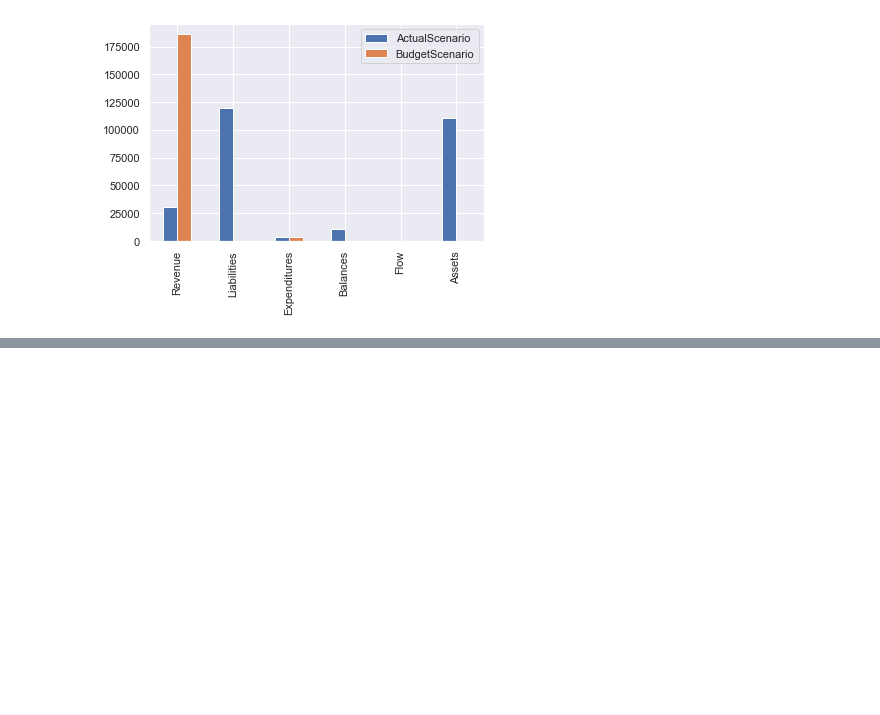
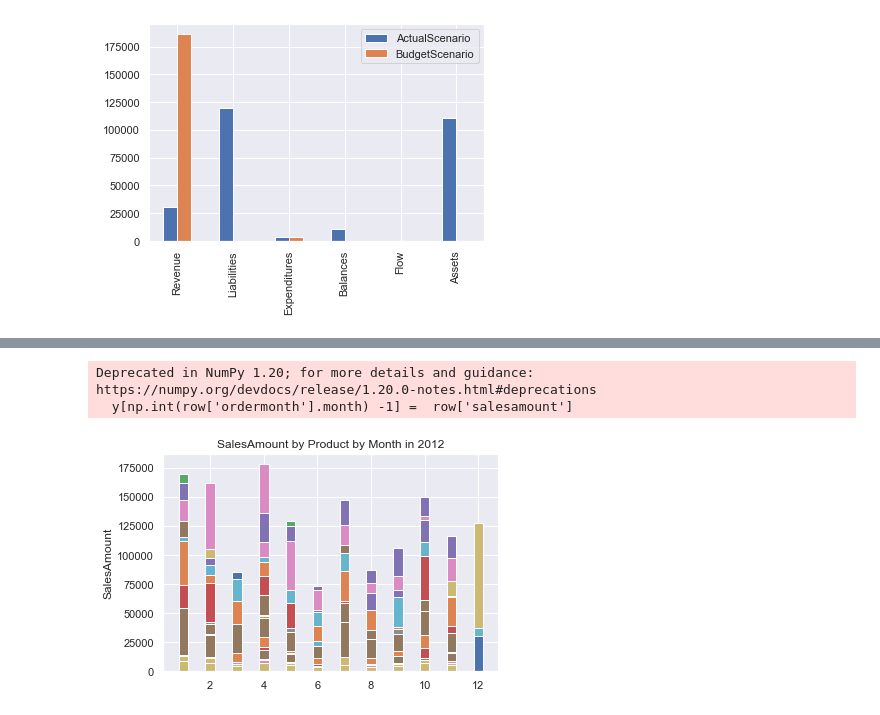
Before and after one commit to manfredimiraula/remote-dataeng, a Jupyter notebook: questions.ipynb, the cells around one changed output, grey strips where cells are left out. Saved outputs shown, nothing was run; the diff lists cells and outputs as text; code cells hidden in the pictures; blank space fills up the shorter version.

Commit message:
charting questions and minor corrections

```diff
--- a/questions.ipynb
+++ b/questions.ipynb
@@ -212,5 +220,5 @@ img.plot.bar()
 # %%
-"""
+qa4 = pd.read_sql_query("""
 SELECT
 	dp."ProductKey",
 	SUM(frs."SalesAmount") as SalesAmount,
@@ -225,4 +233,7 @@ WHERE
 	EXTRACT(YEAR FROM  frs."OrderDate") = 2012
 	AND frs."SalesAmount" > 0
 GROUP BY dp."ProductKey", OrderMonth
-"""
+ORDER BY dp."ProductKey", OrderMonth asc
+""", con = conn_s)
+
+df = qa4.copy()
@@ -232,0 +256,23 @@ GROUP BY dp."ProductKey", OrderMonth
+# %%
+x_axis = df.ordermonth.dt.month.unique()
+product_lst = list(df.ProductKey.unique())
+
+width = 0.35
+fig, ax = plt.subplots()
+
+for prod in product_lst:
+    y = [0] * len(x_axis)
+    for ix, row in df[df['ProductKey']==prod].iterrows():
+        y[np.int(row['ordermonth'].month) -1] =  row['salesamount']
+
+    ax.bar(x_axis, y, width, label=str(prod))
+
+ax.set_ylabel('SalesAmount')
+ax.set_title('SalesAmount by Product by Month in 2012')
+
+
+plt.show()
+# %% [output]
+Deprecated in NumPy 1.20; for more details and guidance: https://numpy.org/devdocs/release/1.20.0-notes.html#deprecations
+  y[np.int(row['ordermonth'].month) -1] =  row['salesamount']
+[figure, added]
```
Also changed, not shown: parts of 10 cells of this notebook.
